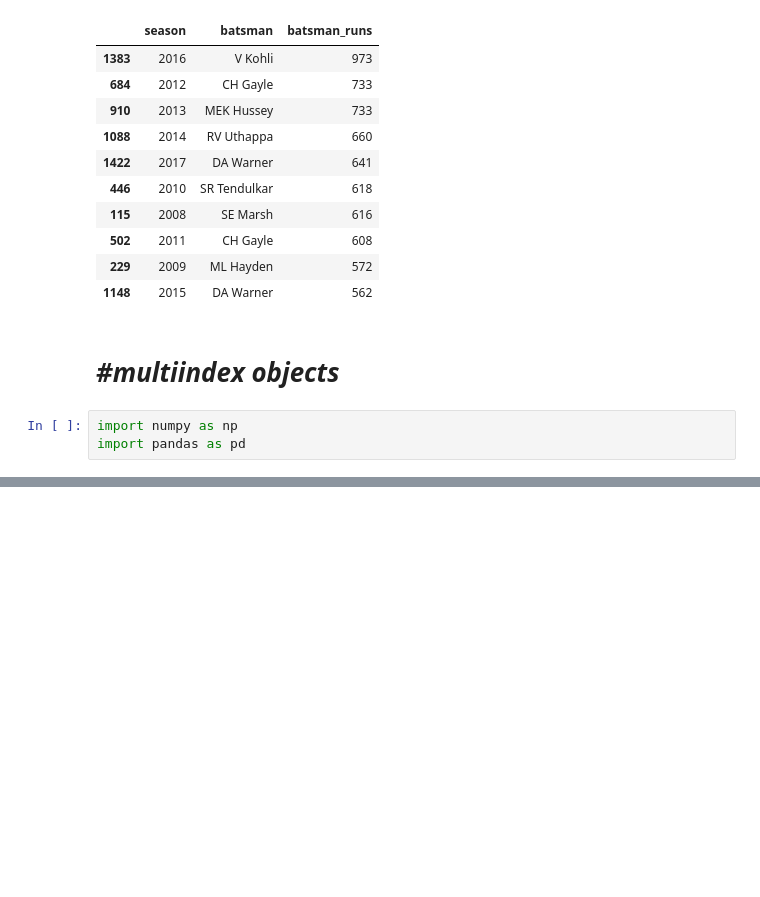
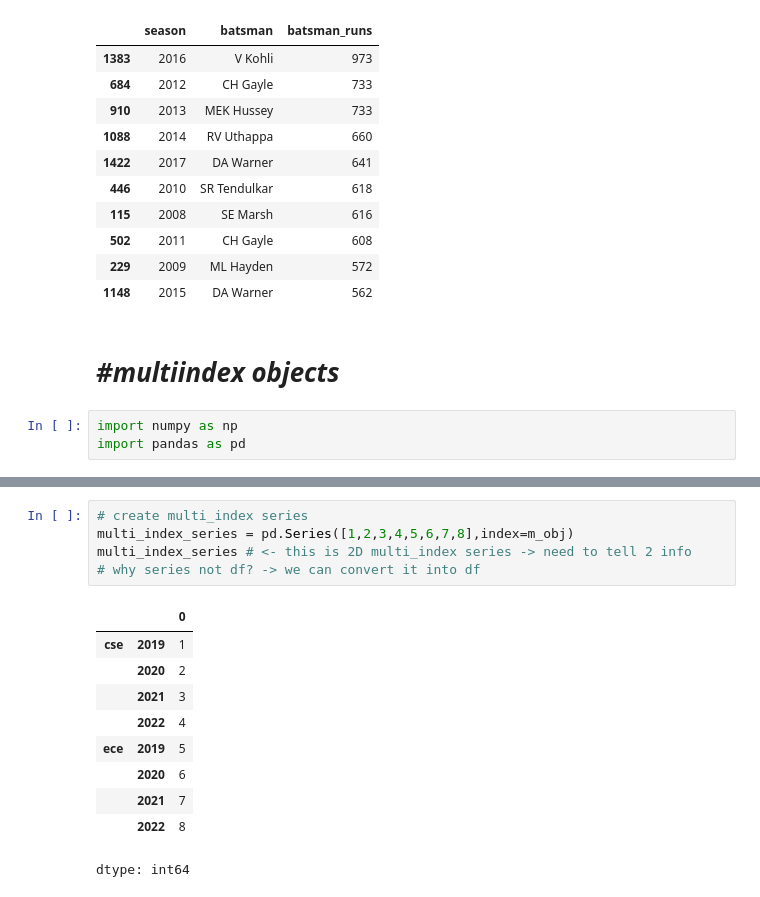
Before and after one commit to Kunalwagh107/n-python-numpy-pandas, a Jupyter notebook: pandas.ipynb, the cells around one changed output, grey strips where cells are left out. Saved outputs shown, nothing was run; the diff lists cells and outputs as text; blank space fills up the shorter version.

```diff
--- a/pandas.ipynb
+++ b/pandas.ipynb
@@ -3073,0 +3115,16 @@ import pandas as pd
+# %%
+# create multi_index series
+multi_index_series = pd.Series([1,2,3,4,5,6,7,8],index=m_obj)
+multi_index_series # <- this is 2D multi_index series -> need to tell 2 info
+# why series not df? -> we can convert it into df
+# %% [output]
+|  |  | 0 |
+| cse | 2019 | 1 |
+|  | 2020 | 2 |
+|  | 2021 | 3 |
+|  | 2022 | 4 |
+| ece | 2019 | 5 |
+|  | 2020 | 6 |
+|  | 2021 | 7 |
+|  | 2022 | 8 |
+dtype: int64
```
Also changed, not shown: parts of 10 cells of this notebook.
